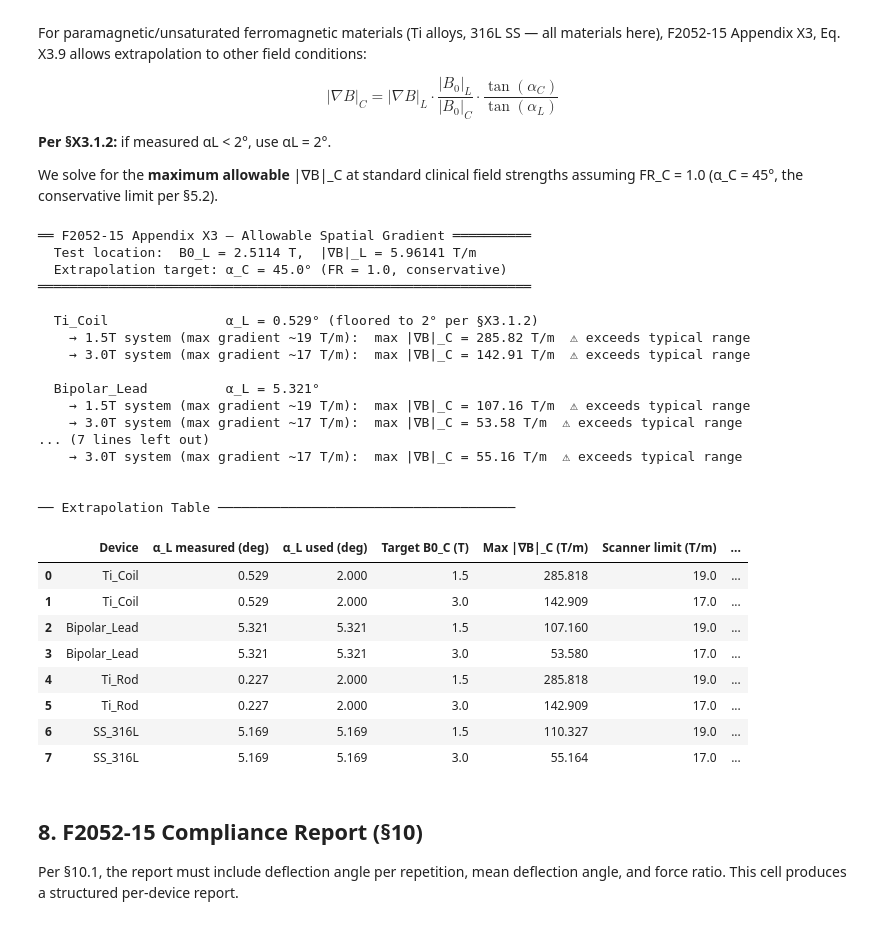
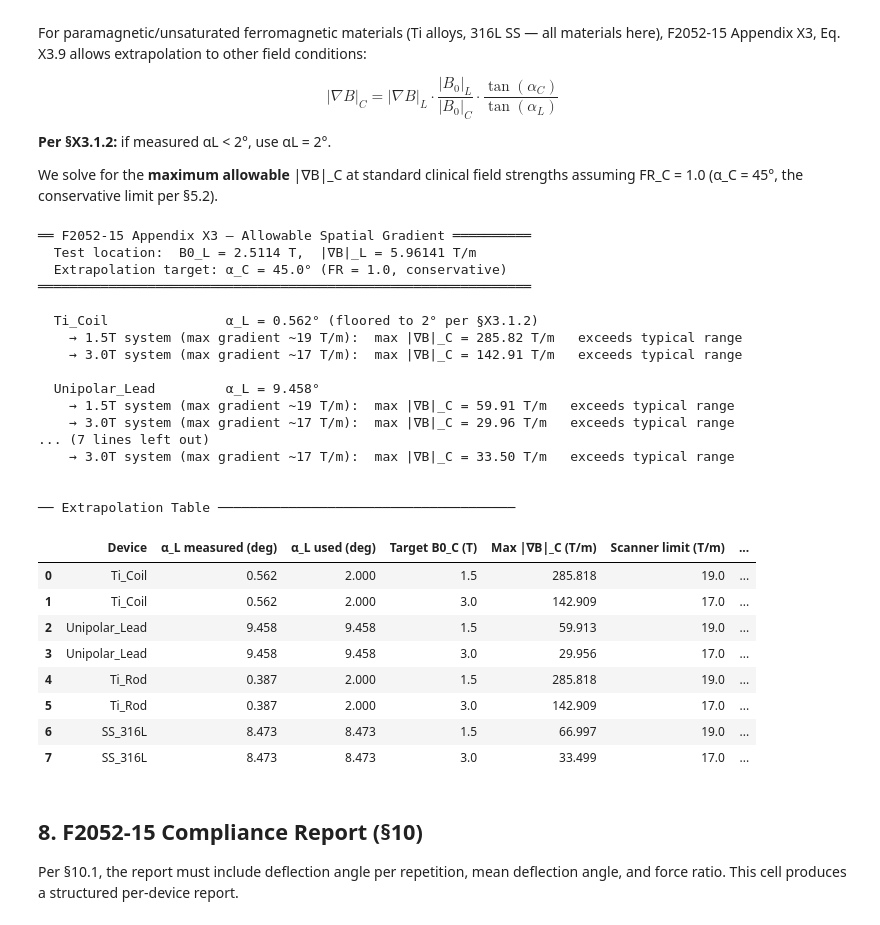
Before and after one commit to Zslw/mri-translational-force-n-torque-analysis, a Jupyter notebook: JupyterLab/ClinicalData/TranslationalExperiment/Translational_F2052.ipynb, the cells around one changed output. Cells and saved outputs as stored; diff of their text form; code cells hidden in the pictures.

```diff
--- a/JupyterLab/ClinicalData/TranslationalExperiment/Translational_F2052.ipynb
+++ b/JupyterLab/ClinicalData/TranslationalExperiment/Translational_F2052.ipynb
@@ -69,9 +69,9 @@ raw_sections = content.split('0 displacement at')
 # ── Material name mapping (from first-column header keywords) ────
 MATERIAL_MAP = {
     'ti coil':      'Ti_Coil',
-    'bipolar':      'Bipolar_Lead',
-    'medtronic':    'Bipolar_Lead',
-    'streamline':   'Bipolar_Lead',
+    'bipolar':      'Unipolar_Lead',
+    'medtronic':    'Unipolar_Lead',
+    'streamline':   'Unipolar_Lead',
     'ti straight':  'Ti_Rod',
     'rod':          'Ti_Rod',
     '316l':         'SS_316L',
@@ -442,11 +501,11 @@ summary_rows = []
 for material, df in mean_results.items():
     max_idx     = df['mean_tan_alpha'].idxmax()
     max_row     = df.loc[max_idx]
-    max_fr      = max_row['mean_tan_alpha']
-    max_alpha   = max_row['mean_alpha_deg']
+    max_fr      = max_row['mean_tan_alpha_corrected']
+    max_alpha   = max_row['mean_alpha_deg_corrected']
     max_pos     = max_row['mean_position_mm']
     n_trials    = int(max_row['n_trials'])
-    std_fr      = max_row['std_tan_alpha']
+    std_fr      = max_row['std_tan_alpha_corrected']
     passes      = max_fr < THRESHOLD_TAN
 
     status = " PASS (FR < 1)" if passes else " FAIL (FR ≥ 1)"
@@ -501,16 +560,16 @@ Shows how the force ratio evolves as the device moves toward the bore. The dashe
 # %%
 COLORS = {
     'Ti_Coil':      '#2196F3',
-    'Bipolar_Lead': '#F44336',
+    'Unipolar_Lead': '#F44336',
     'Ti_Rod':       '#4CAF50',
     'SS_316L':      '#FF9800',
 }
 
 LABELS = {
-    'Ti_Coil':      'Ti Coil',
-    'Bipolar_Lead': 'Bipolar Epicardial Lead\n(Medtronic STREAMLINE 6942)',
-    'Ti_Rod':       'Ti Straight Rod',
-    'SS_316L':      '316L Stainless Steel',
+    'Ti_Coil':      'Ti Coiled',
+    'Unipolar_Lead': 'Unipolar Epicardial Lead\n(Medtronic STREAMLINE 6942) Coiled',
+    'Ti_Rod':       'Ti Straight Wire',
+    'SS_316L':      '316L Stainless Steel Straight Wire',
 }
 
 fig, axes = plt.subplots(2, 2, figsize=(14, 10))
@@ -522,22 +581,24 @@ for ax, (material, df) in zip(axes, mean_results.items()):
     n_trials = int(df['n_trials'].iloc[0])
 
     pos  = df['mean_position_mm'].values
-    fr   = df['mean_tan_alpha'].values
-    std  = df['std_tan_alpha'].values
+    fr   = df['mean_tan_alpha_corrected'].values
+    std  = df['std_tan_alpha_corrected'].values
+    correction_factor = df['correction_factor'].values
 
     # Plot individual trials lightly in background
     if n_trials > 1:
         trials_dict = parsed_sections[material]['trials']
         min_rows = min(len(d) for d in trials_dict.values())
         for t_name, t_df in trials_dict.items():
+            t_df['tan_alpha_corrected'] = t_df['tan_alpha'] * correction_factor
             ax.plot(t_df['Position_mm'].values[:min_rows],
-                    t_df['tan_alpha'].values[:min_rows],
+                    t_df['tan_alpha_corrected'].values[:min_rows],
                     color=color, alpha=0.25, linewidth=1,
                     linestyle='--', label=t_name if t_name == 'N1' else '_')
 
-    # Mean ± std shading
-    ax.fill_between(pos, fr - std, fr + std,
-                    color=color, alpha=0.18, label='±1σ across trials')
+        # Mean ± std shading
+        ax.errorbar(pos, fr, yerr=std, color=color, fmt='o', markersize=4,
+            capsize=3, capthick=1, elinewidth=1, label='±1σ across trials')
 
     # Mean line
     ax.plot(pos, fr, color=color, linewidth=2.2,
@@ -649,7 +710,7 @@ extrap_rows = []
 
 for material, df in mean_results.items():
     # Use maximum mean angle (worst-case position)
-    alpha_L_deg = df['mean_alpha_deg'].max()
+    alpha_L_deg = df['mean_alpha_deg_corrected'].max()
 
     # §X3.1.2: floor at 2° if measured angle is very small
     alpha_L_eff = max(alpha_L_deg, 2.0)
@@ -663,51 +724,51 @@ for material, df in mean_results.items():
         B0_C    = cond['B0_C']
         gradB_C = gradB_L * (B0_L / B0_C) * (tan_alpha_C / tan_alpha_L)
         safe    = gradB_C <= cond['gradB_limit']
-        status  = " within typical scanner range" if safe else "⚠ exceeds typical range"
+        status  = " within typical scanner range" if safe else " exceeds typical range"
 
         print(f"    → {cond_name}:  max |∇B|_C = {gradB_C:.2f} T/m  {status}")
 
         extrap_rows.append({
             'Device':              material,
             'α_L measured (deg)':  round(alpha_L_deg, 3),
             'α_L used (deg)':      round(alpha_L_eff, 3),
             'Target B0_C (T)':     B0_C,
             'Max |∇B|_C (T/m)':   round(gradB_C, 3),
             'Scanner limit (T/m)': cond['gradB_limit'],
             'Within limit':        safe,
         })
     print()
 
 extrap_df = pd.DataFrame(extrap_rows)
 print("\n── Extrapolation Table ──────────────────────────────────────")
 display(extrap_df)
 # %% [output]
 ══ F2052-15 Appendix X3 — Allowable Spatial Gradient ══════════
   Test location:  B0_L = 2.5114 T,  |∇B|_L = 5.96141 T/m
   Extrapolation target: α_C = 45.0° (FR = 1.0, conservative)
 ═══════════════════════════════════════════════════════════════
 
-  Ti_Coil               α_L = 0.529° (floored to 2° per §X3.1.2)
-    → 1.5T system (max gradient ~19 T/m):  max |∇B|_C = 285.82 T/m  ⚠ exceeds typical range
-    → 3.0T system (max gradient ~17 T/m):  max |∇B|_C = 142.91 T/m  ⚠ exceeds typical range
+  Ti_Coil               α_L = 0.562° (floored to 2° per §X3.1.2)
+    → 1.5T system (max gradient ~19 T/m):  max |∇B|_C = 285.82 T/m   exceeds typical range
+    → 3.0T system (max gradient ~17 T/m):  max |∇B|_C = 142.91 T/m   exceeds typical range
 
-  Bipolar_Lead          α_L = 5.321°
-    → 1.5T system (max gradient ~19 T/m):  max |∇B|_C = 107.16 T/m  ⚠ exceeds typical range
-    → 3.0T system (max gradient ~17 T/m):  max |∇B|_C = 53.58 T/m  ⚠ exceeds typical range
+  Unipolar_Lead         α_L = 9.458°
+    → 1.5T system (max gradient ~19 T/m):  max |∇B|_C = 59.91 T/m   exceeds typical range
+    → 3.0T system (max gradient ~17 T/m):  max |∇B|_C = 29.96 T/m   exceeds typical range
 ... (7 lines left out)
-    → 3.0T system (max gradient ~17 T/m):  max |∇B|_C = 55.16 T/m  ⚠ exceeds typical range
+    → 3.0T system (max gradient ~17 T/m):  max |∇B|_C = 33.50 T/m   exceeds typical range
 
 
 ── Extrapolation Table ──────────────────────────────────────
 |  | Device | α_L measured (deg) | α_L used (deg) | Target B0_C (T) | Max |∇B|_C (T/m) | Scanner limit (T/m) | ... |
-| 0 | Ti_Coil | 0.529 | 2.000 | 1.5 | 285.818 | 19.0 | ... |
-| 1 | Ti_Coil | 0.529 | 2.000 | 3.0 | 142.909 | 17.0 | ... |
-| 2 | Bipolar_Lead | 5.321 | 5.321 | 1.5 | 107.160 | 19.0 | ... |
-| 3 | Bipolar_Lead | 5.321 | 5.321 | 3.0 | 53.580 | 17.0 | ... |
-| 4 | Ti_Rod | 0.227 | 2.000 | 1.5 | 285.818 | 19.0 | ... |
-| 5 | Ti_Rod | 0.227 | 2.000 | 3.0 | 142.909 | 17.0 | ... |
-| 6 | SS_316L | 5.169 | 5.169 | 1.5 | 110.327 | 19.0 | ... |
-| 7 | SS_316L | 5.169 | 5.169 | 3.0 | 55.164 | 17.0 | ... |
+| 0 | Ti_Coil | 0.562 | 2.000 | 1.5 | 285.818 | 19.0 | ... |
+| 1 | Ti_Coil | 0.562 | 2.000 | 3.0 | 142.909 | 17.0 | ... |
+| 2 | Unipolar_Lead | 9.458 | 9.458 | 1.5 | 59.913 | 19.0 | ... |
+| 3 | Unipolar_Lead | 9.458 | 9.458 | 3.0 | 29.956 | 17.0 | ... |
+| 4 | Ti_Rod | 0.387 | 2.000 | 1.5 | 285.818 | 19.0 | ... |
+| 5 | Ti_Rod | 0.387 | 2.000 | 3.0 | 142.909 | 17.0 | ... |
+| 6 | SS_316L | 8.473 | 8.473 | 1.5 | 66.997 | 19.0 | ... |
+| 7 | SS_316L | 8.473 | 8.473 | 3.0 | 33.499 | 17.0 | ... |
 # %% [markdown]
 ## 8. F2052-15 Compliance Report (§10)
 
```
Also changed, not shown: parts of 15 cells of this notebook, 26 other files.
